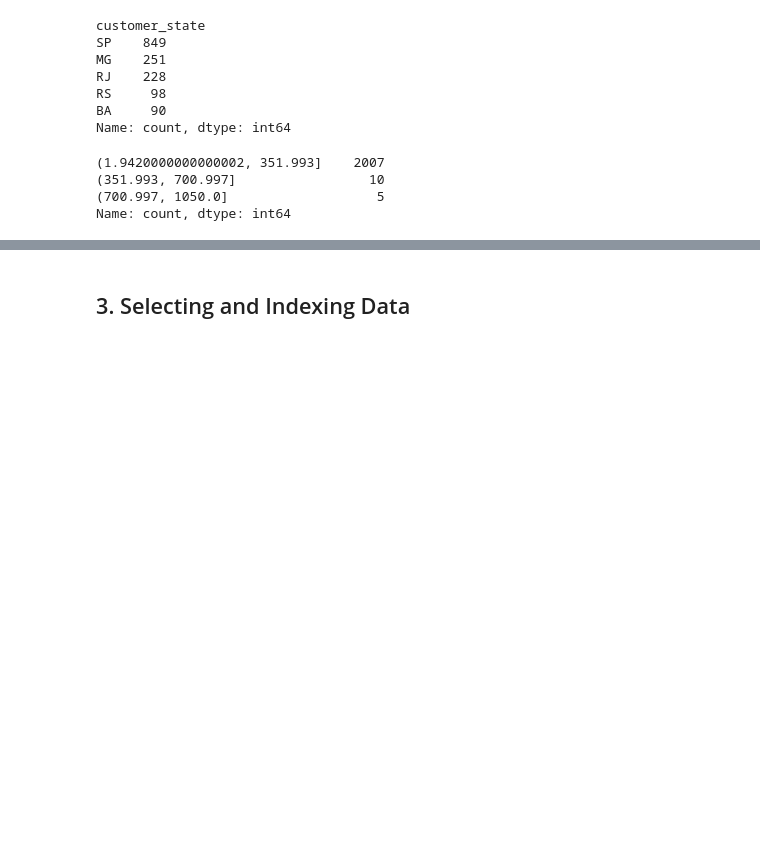
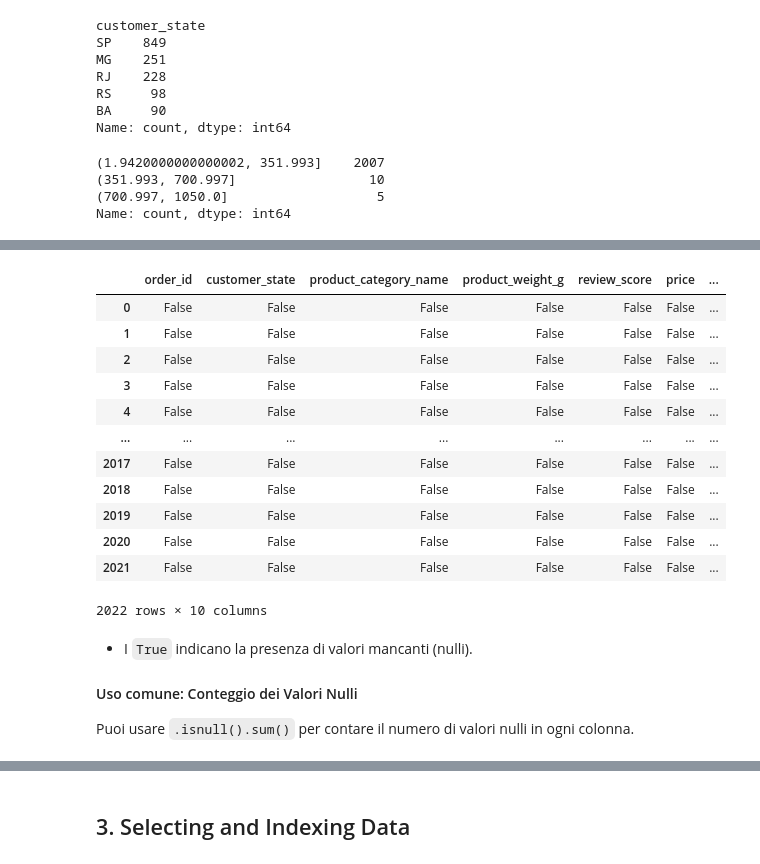
Before and after one commit to enzoschitini/Guide-to-Using-Pandas, a Jupyter notebook: Pandas Notebook Guide.ipynb, the cells around one changed output, grey strips where cells are left out. Cells and saved outputs as stored; diff of their text form; code cells hidden in the pictures; blank space fills up the shorter version.

```diff
--- a/Pandas Notebook Guide.ipynb
+++ b/Pandas Notebook Guide.ipynb
@@ -556,0 +560,22 @@ Name: count, dtype: int64
+# %%
+csv.isnull()
+# %% [output]
+|  | order_id | customer_state | product_category_name | product_weight_g | review_score | price | ... |
+| 0 | False | False | False | False | False | False | ... |
+| 1 | False | False | False | False | False | False | ... |
+| 2 | False | False | False | False | False | False | ... |
+| 3 | False | False | False | False | False | False | ... |
+| 4 | False | False | False | False | False | False | ... |
+| ... | ... | ... | ... | ... | ... | ... | ... |
+| 2017 | False | False | False | False | False | False | ... |
+| 2018 | False | False | False | False | False | False | ... |
+| 2019 | False | False | False | False | False | False | ... |
+| 2020 | False | False | False | False | False | False | ... |
+| 2021 | False | False | False | False | False | False | ... |
+2022 rows × 10 columns
+# %% [markdown]
+- I `True` indicano la presenza di valori mancanti (nulli).
+
+#### Uso comune: Conteggio dei Valori Nulli
+
+Puoi usare `.isnull().sum()` per contare il numero di valori nulli in ogni colonna.
```
Also changed, not shown: parts of 45 cells of this notebook.
